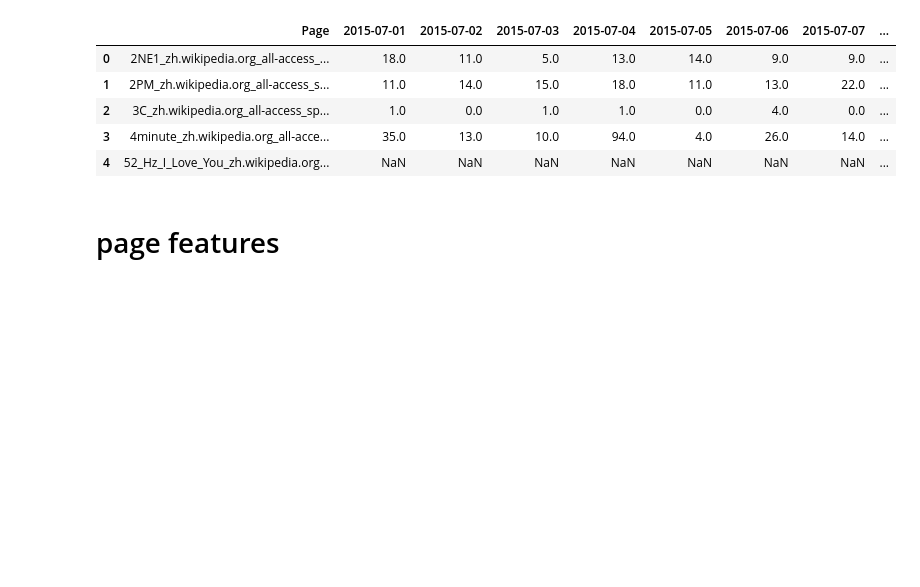
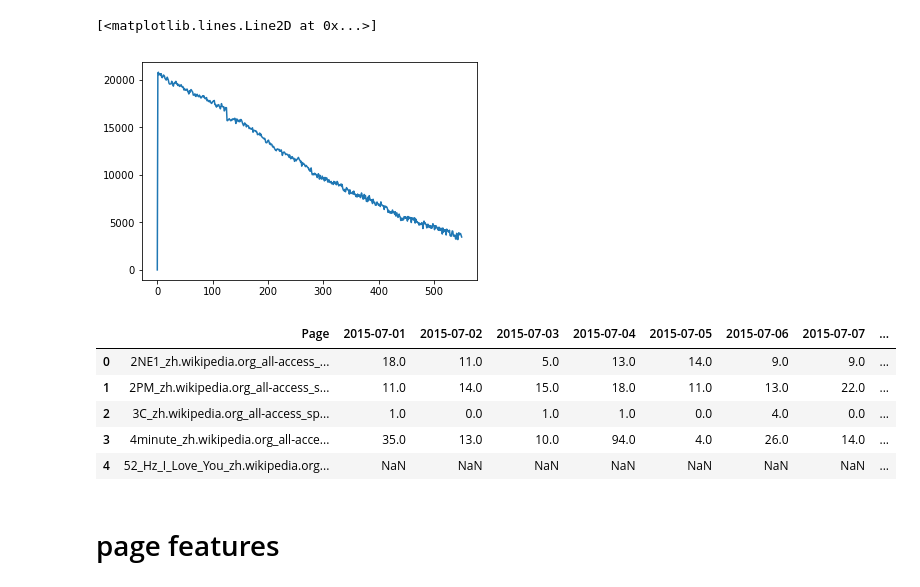
Before and after one commit to kylinorange/kaggle-wikipedia, a Jupyter notebook: EDA.ipynb, the cells around one changed output. Saved outputs shown, nothing was run; the diff lists cells and outputs as text; code cells hidden in the pictures; blank space fills up the shorter version.

```diff
--- a/EDA.ipynb
+++ b/EDA.ipynb
@@ -30,6 +40,11 @@ spider.txt
 train_1.csv
 # %%
 train = pd.read_csv(root + 'train_1.csv')
+# %%
+plt.plot(train.isnull().sum().values)
+# %% [output]
+[<matplotlib.lines.Line2D at 0x...>]
+[figure, added]
 # %%
 train.head()
 # %% [output]
```
Also changed, not shown: parts of 1 cell of this notebook, 1 other file.
